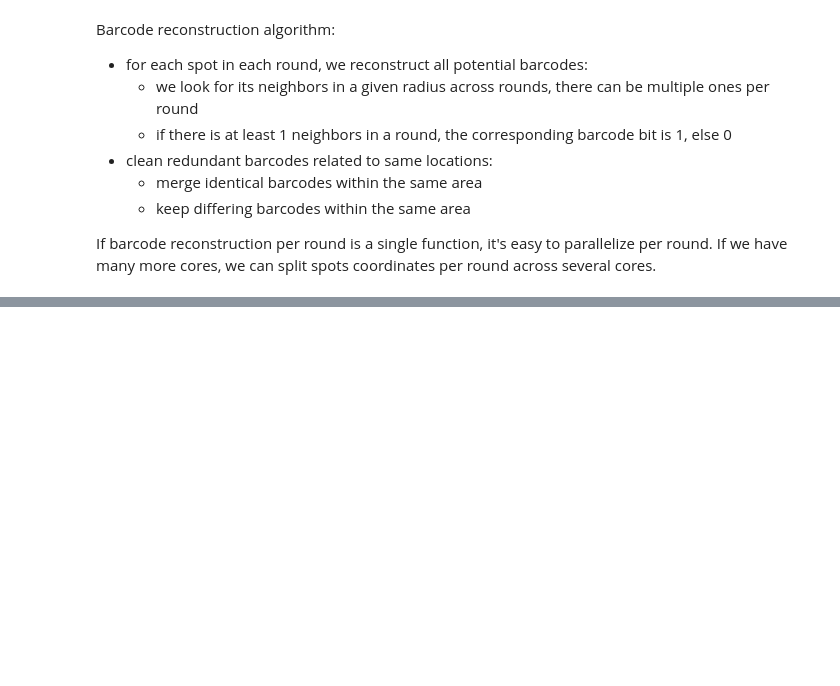
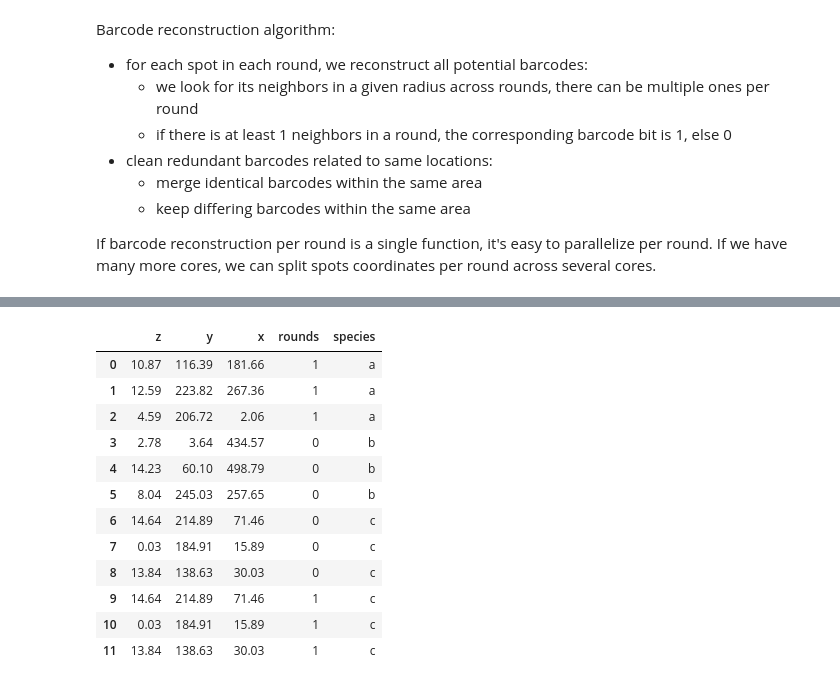
Before and after one commit to QI2lab/localize-psf, a Jupyter notebook: notebooks/decode_FISH.ipynb, the cells around one changed output, grey strips where cells are left out. Saved outputs shown, nothing was run; the diff lists cells and outputs as text; code cells hidden in the pictures; blank space fills up the shorter version.

```diff
--- a/notebooks/decode_FISH.ipynb
+++ b/notebooks/decode_FISH.ipynb
@@ -812,0 +147,24 @@ coords = [np.zeros_like(barcodes[0]),
+# %%
+species = ['a', 'b', 'c']
+n_spots = 3
+tile_shape = [25, 250, 500]
+codebook = {'a': '01', 'b': '10', 'c': '11'}
+coords_df = decode.generate_barcoded_spots(species, n_spots, tile_shape, codebook)
+# round coordinates for readability
+coords_df.iloc[:, :3] = np.round(coords_df.iloc[:, :3], 2)
+# %%
+coords_df
+# %% [output]
+|  | z | y | x | rounds | species |
+| 0 | 10.87 | 116.39 | 181.66 | 1 | a |
+| 1 | 12.59 | 223.82 | 267.36 | 1 | a |
+| 2 | 4.59 | 206.72 | 2.06 | 1 | a |
+| 3 | 2.78 | 3.64 | 434.57 | 0 | b |
+| 4 | 14.23 | 60.10 | 498.79 | 0 | b |
+| 5 | 8.04 | 245.03 | 257.65 | 0 | b |
+| 6 | 14.64 | 214.89 | 71.46 | 0 | c |
+| 7 | 0.03 | 184.91 | 15.89 | 0 | c |
+| 8 | 13.84 | 138.63 | 30.03 | 0 | c |
+| 9 | 14.64 | 214.89 | 71.46 | 1 | c |
+| 10 | 0.03 | 184.91 | 15.89 | 1 | c |
+| 11 | 13.84 | 138.63 | 30.03 | 1 | c |
```
Also changed, not shown: parts of 25 cells of this notebook, 1 other file.
